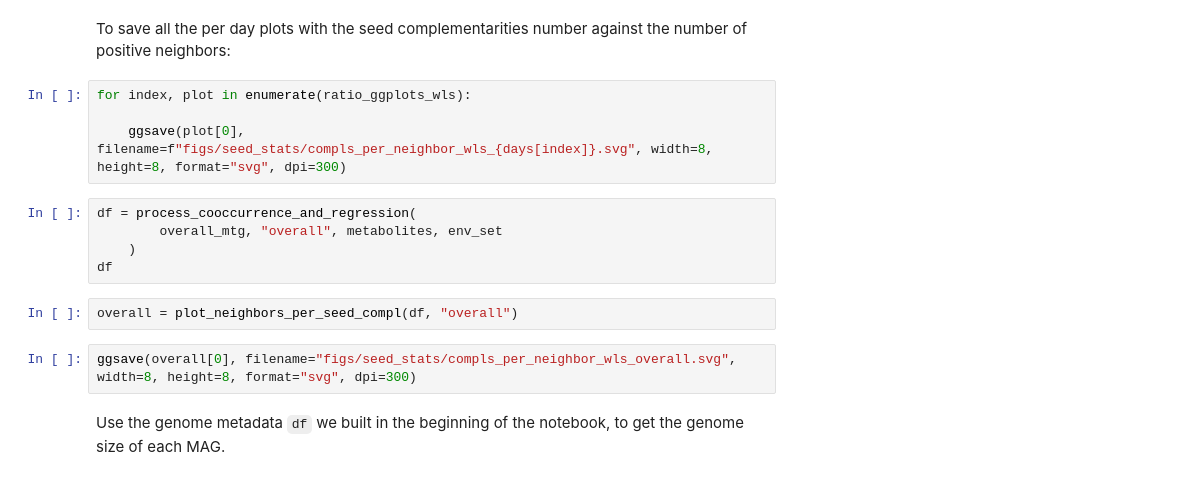
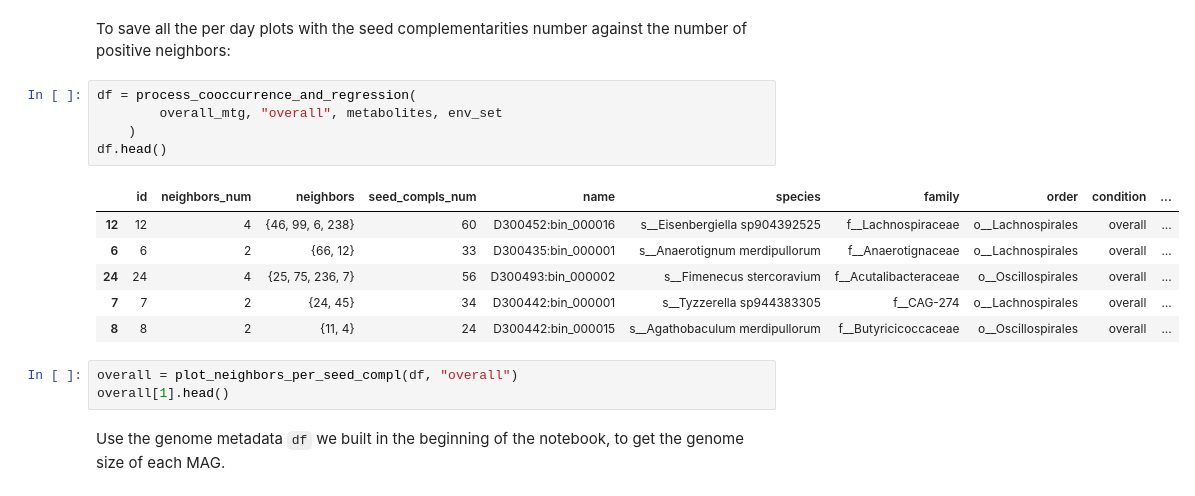
Before and after one commit to hariszaf/AMAC005_chicken_salmonella, a Jupyter notebook: microbetag_analysis/mtg_analysis.ipynb, the cells around one changed output. Cells and saved outputs as stored; diff of their text form.

```diff
--- a/microbetag_analysis/mtg_analysis.ipynb
+++ b/microbetag_analysis/mtg_analysis.ipynb
@@ -888,18 +909,20 @@ p
 # %% [markdown]
 To save all the per day plots with the seed complementarities number against the number of positive neighbors:
-# %%
-for index, plot in enumerate(ratio_ggplots_wls):
-
-    ggsave(plot[0], filename=f"figs/seed_stats/compls_per_neighbor_wls_{days[index]}.svg", width=8, height=8, format="svg", dpi=300)
 # %%
 df = process_cooccurrence_and_regression(
         overall_mtg, "overall", metabolites, env_set
     )
-df
+df.head()
+# %% [output]
+|  | id | neighbors_num | neighbors | seed_compls_num | name | species | family | order | condition | ... |
+| 12 | 12 | 4 | {46, 99, 6, 238} | 60 | D300452:bin_000016 | s__Eisenbergiella sp904392525 | f__Lachnospiraceae | o__Lachnospirales | overall | ... |
+| 6 | 6 | 2 | {66, 12} | 33 | D300435:bin_000001 | s__Anaerotignum merdipullorum | f__Anaerotignaceae | o__Lachnospirales | overall | ... |
+| 24 | 24 | 4 | {25, 75, 236, 7} | 56 | D300493:bin_000002 | s__Fimenecus stercoravium | f__Acutalibacteraceae | o__Oscillospirales | overall | ... |
+| 7 | 7 | 2 | {24, 45} | 34 | D300442:bin_000001 | s__Tyzzerella sp944383305 | f__CAG-274 | o__Lachnospirales | overall | ... |
+| 8 | 8 | 2 | {11, 4} | 24 | D300442:bin_000015 | s__Agathobaculum merdipullorum | f__Butyricicoccaceae | o__Oscillospirales | overall | ... |
 # %%
 overall = plot_neighbors_per_seed_compl(df, "overall")
+overall[1].head()
-# %%
-ggsave(overall[0], filename="figs/seed_stats/compls_per_neighbor_wls_overall.svg", width=8, height=8, format="svg", dpi=300)
 # %% [markdown]
 Use the genome metadata `df` we built in the beginning of the notebook, to get the genome size of each MAG.
 # %%
```
Also changed, not shown: parts of 42 cells of this notebook, 21 other files.
